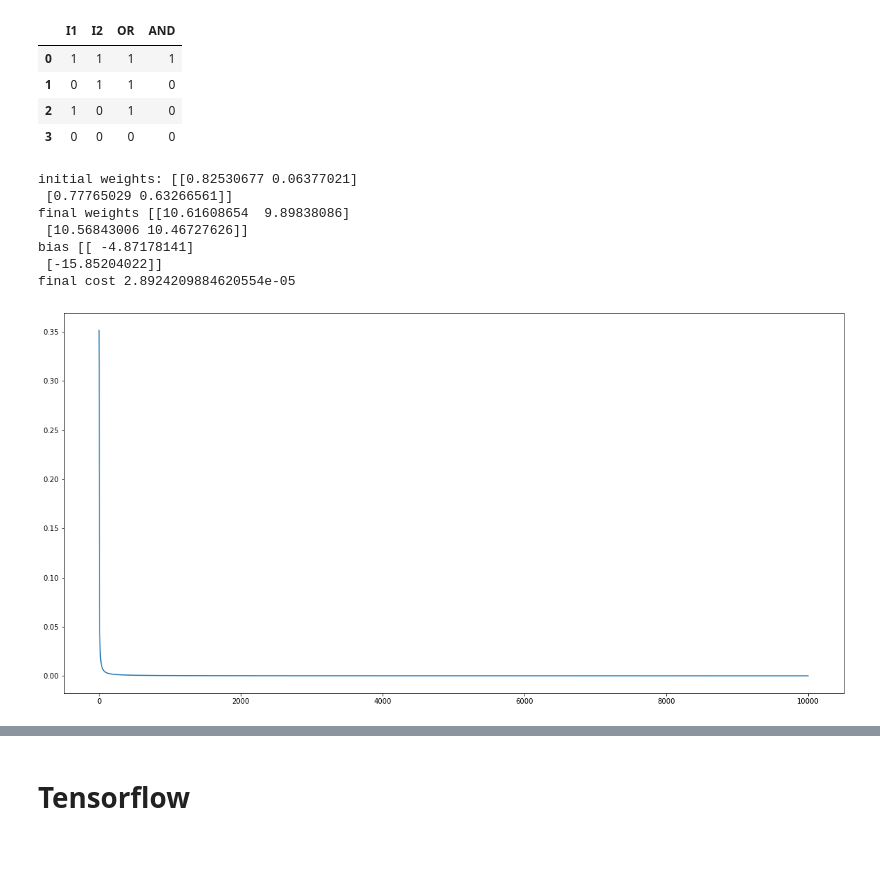
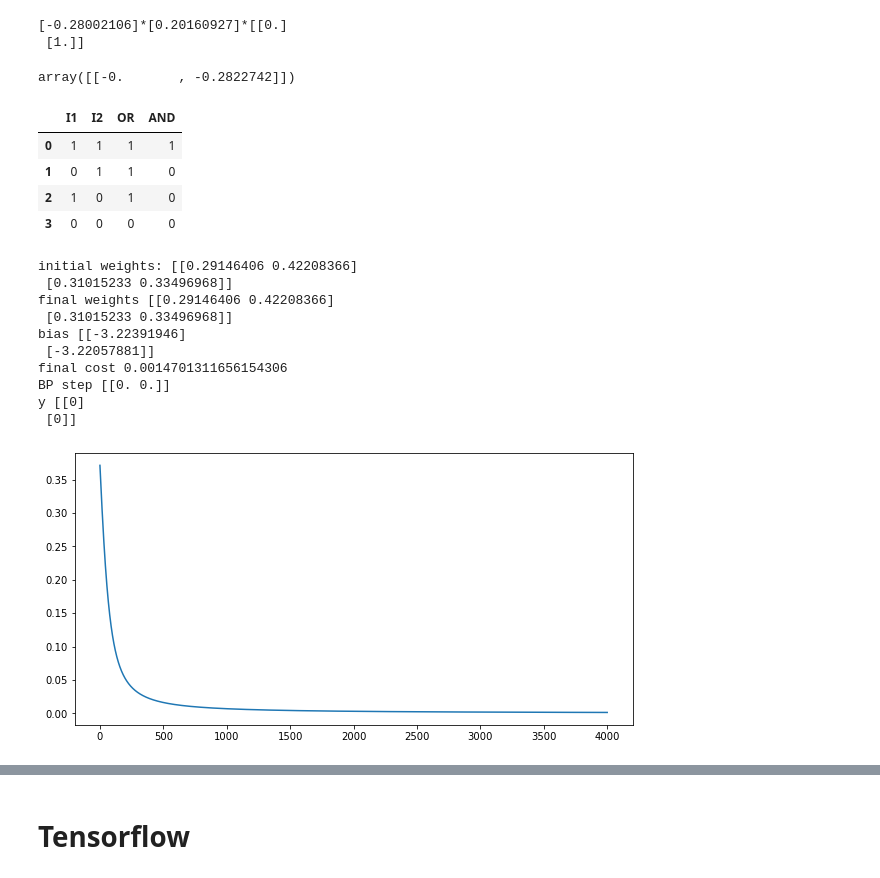
Before and after one commit to alejgdr/simple_perceptron, a Jupyter notebook: ANDORNeuralNetwork.ipynb, the cells around one changed output, grey strips where cells are left out. Cells and saved outputs as stored; diff of their text form; code cells hidden in the pictures; blank space fills up the shorter version.

```diff
--- a/ANDORNeuralNetwork.ipynb
+++ b/ANDORNeuralNetwork.ipynb
@@ -38,6 +38,7 @@ def train(data,etha,epochs):
   w=np.array((np.random.rand(2,2)))
   h=np.array((np.random.rand(2,1),np.random.rand(2,1)))
   b=np.array((np.random.rand(2,1)))
+  #z=np.array((np.random.rand(2,1)))
   iw=w
   ib=b
   #alpha=.1
@@ -48,18 +49,27 @@ def train(data,etha,epochs):
         z=w.dot(input(h,data,i))+b
         h[1]=sigmoid(z)
         y=np.array([[data.OR[i]],[data.AND[i]]])
-        Dw=np.transpose(dC(y,h[1],2)*dh(z)*dz(input(h,data,i)))
-        Db=dC(y,h[1],2)*dh(z)
-        w=w-(etha*Dw)
-        b=b-(etha*Db)
+        nodes_to_right=2
+       for n in range (0,nodes_to_right):
+        #print(w)
+        Dw=etha*(np.transpose(dC(y[n],h[1][n],2)*dh(z[n])*dz(input(h,data,i))))
+        #print('step of node'+str(n)+str(step))
+        w[n]=w[n]-Dw
+        #print('new w',w)
+        #Dw=np.transpose(dC(y[0],h[1][0],2)*dh(z[1])*dz(input(h,data,i)))
+       Db=dC(y,h[1],2)*dh(z)
+        #w=w-(etha*Dw)
+       b=b-(etha*Db)
        costo.append(MSE(y,h[1]))
        #print(MSE(y,h[1]))
   dfcost=pd.DataFrame(costo)
-  fig, ax=plt.subplots(figsize=(20,10))
+  fig, ax=plt.subplots(figsize=(10,5))
   ax.plot(dfcost)
   print('final weights',w)
   print('bias',b)
   print('final cost',MSE(y,h[1]))
+  print('BP step',Dw)
+  print('y',y)
   return(w,h,b,iw,ib)
 #h=np.array((np.random.rand(2,1),np.random.rand(2,1)))
 #b=np.array((np.random.rand(2,1)))
@@ -66,3 +107,13 @@ def train(data,etha,epochs):
+# %%
+i=1
+n=0
+d=dC(y[n],h[1][n],2)*dh(z[n])*dz(input(h,data,i))
+print(str(dC(y[n],h[1][n],2))+'*'+str(dh(z[n]))+'*'+str(dz(input(h,data,i))))
+5*np.transpose(d)
+# %% [output]
+[-0.28002106]*[0.20160927]*[[0.]
+ [1.]]
+array([[-0.       , -0.2822742]])
 # %%
 def predict(h,w):
       z=w.dot(h[0])+b
@@ -80,22 +131,25 @@ data
 | 2 | 1 | 0 | 1 | 0 |
 | 3 | 0 | 0 | 0 | 0 |
 # %%
-epochs=10000
-etha=10
+epochs=4000
+etha=.1
 #nl2=2
 T=train(data,etha,epochs)
 w=T[0]
 h=T[1]
 b=T[2]
 # %% [output]
-initial weights: [[0.82530677 0.06377021]
- [0.77765029 0.63266561]]
-final weights [[10.61608654  9.89838086]
- [10.56843006 10.46727626]]
-bias [[ -4.87178141]
- [-15.85204022]]
-final cost 2.8924209884620554e-05
+initial weights: [[0.29146406 0.42208366]
+ [0.31015233 0.33496968]]
+final weights [[0.29146406 0.42208366]
+ [0.31015233 0.33496968]]
+bias [[-3.22391946]
+ [-3.22057881]]
+final cost 0.0014701311656154306
+BP step [[0. 0.]]
+y [[0]
+ [0]]
-[figure, old version]
+[figure, new version]
 # %%
 for i in range (0,4,1):
  print(str(input(h,data,i))+ str(predict(h,w)))
```
Also changed, not shown: parts of 8 cells of this notebook, 1 other file.
